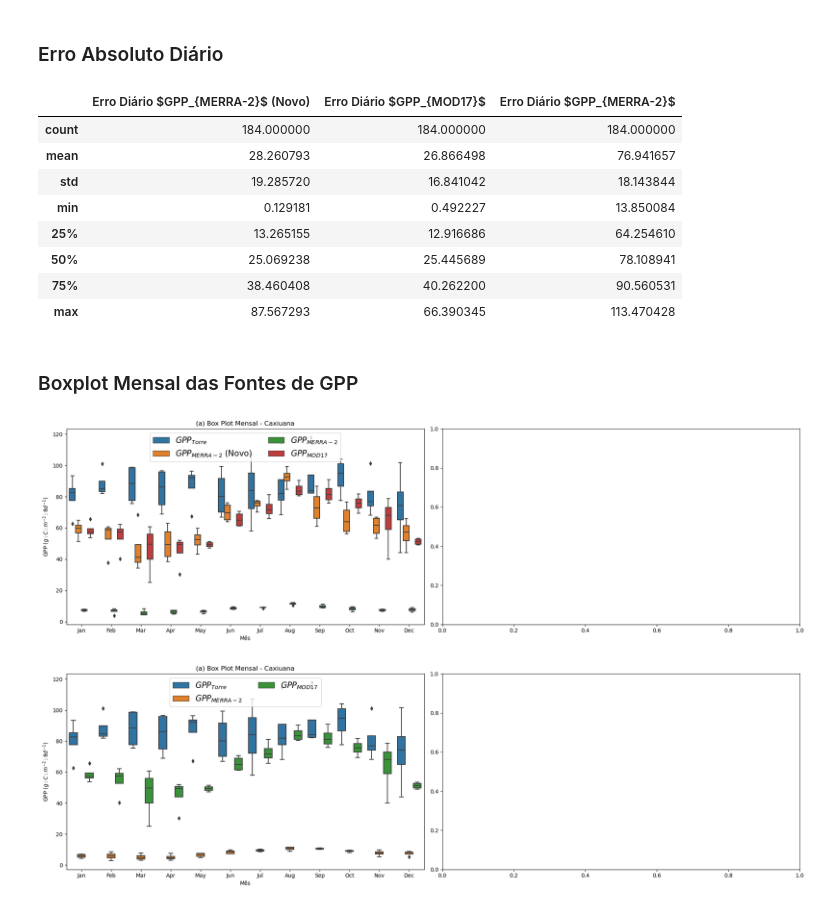
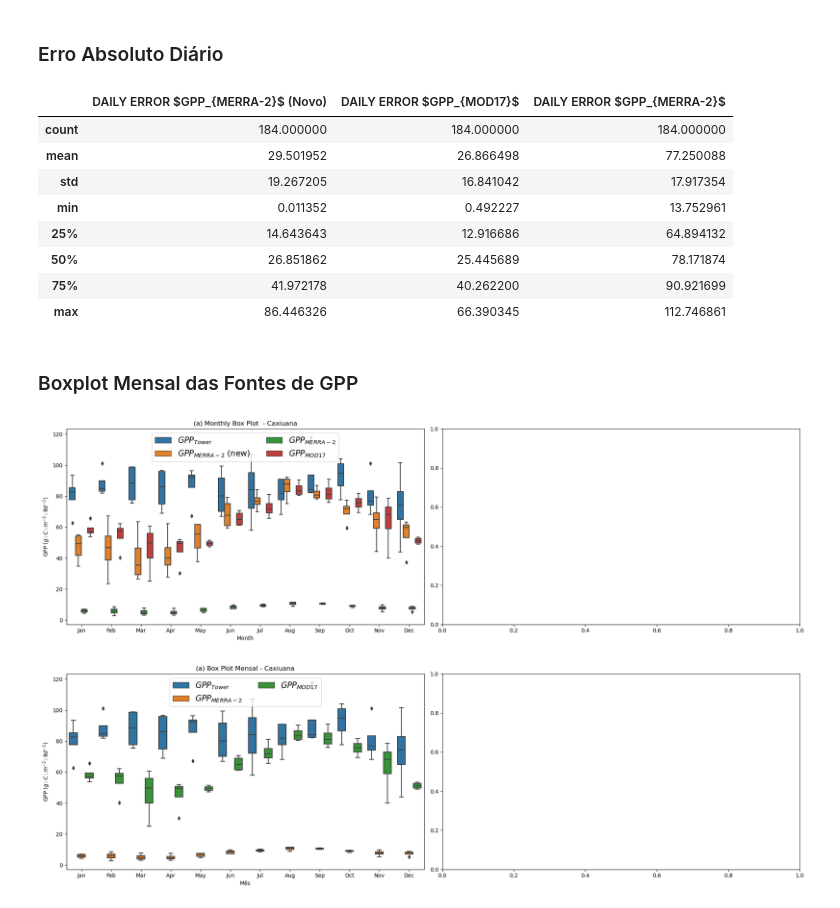
Before and after one commit to leotamasauskas/Enhancing-Satellite-Based-Estimations-of-Carbon-Flux-in-Caxiuan-Forest-Using-Artificial-Intelligence, a Jupyter notebook: main.ipynb, the cells around one changed output. Drawn from its saved outputs; the diff is of its cells as text; code cells hidden in the pictures.

```diff
--- a/main.ipynb
+++ b/main.ipynb
@@ -156,7 +156,7 @@ def modis_date(data_str):
 
 
 # Leitura e pré-processamento dos dados de Fração de Absorção de Luz Fotossinteticamente Ativa (FPAR)
-fpar = pd.read_csv('./caxiuana/filtered_scaled_Fpar_500m.csv', header=None,na_values='F') # unidade: (%)
+fpar = pd.read_csv('./caxiuana/cax_fpar.csv', header=None,na_values='F') # unidade: (%)
 fpar.index = fpar[2].apply(modis_date)  # Convertendo a data no formato MODIS
 
 # Arrumando o dataframe
@@ -546,9 +501,9 @@ eda_modelo3_caxiuana = erro_absoluto_modelo3_caxiuana
 
 # Cria um DataFrame para armazenar os erros absolutos diários de ambos os modelos
 erro_absoluto_caxiuana = pd.DataFrame({
-    'Erro Diário $GPP_{MERRA-2}$ (Novo)': eda_modelo1,
-    'Erro Diário $GPP_{MOD17}$': eda_modelo2,
-    'Erro Diário $GPP_{MERRA-2}$': eda_modelo3_caxiuana
+    'DAILY ERROR $GPP_{MERRA-2}$ (Novo)': eda_modelo1,
+    'DAILY ERROR $GPP_{MOD17}$': eda_modelo2,
+    'DAILY ERROR $GPP_{MERRA-2}$': eda_modelo3_caxiuana
 })
 
 
@@ -562,15 +517,15 @@ eda_modelo2 = erro_absoluto_modelo2
 
 display(erro_absoluto_caxiuana.describe())
 # %% [output]
-|  | Erro Diário $GPP_{MERRA-2}$ (Novo) | Erro Diário $GPP_{MOD17}$ | Erro Diário $GPP_{MERRA-2}$ |
+|  | DAILY ERROR $GPP_{MERRA-2}$ (Novo) | DAILY ERROR $GPP_{MOD17}$ | DAILY ERROR $GPP_{MERRA-2}$ |
 | count | 184.000000 | 184.000000 | 184.000000 |
-| mean | 28.260793 | 26.866498 | 76.941657 |
-| std | 19.285720 | 16.841042 | 18.143844 |
-| min | 0.129181 | 0.492227 | 13.850084 |
-| 25% | 13.265155 | 12.916686 | 64.254610 |
-| 50% | 25.069238 | 25.445689 | 78.108941 |
-| 75% | 38.460408 | 40.262200 | 90.560531 |
-| max | 87.567293 | 66.390345 | 113.470428 |
+| mean | 29.501952 | 26.866498 | 77.250088 |
+| std | 19.267205 | 16.841042 | 17.917354 |
+| min | 0.011352 | 0.492227 | 13.752961 |
+| 25% | 14.643643 | 12.916686 | 64.894132 |
+| 50% | 26.851862 | 25.445689 | 78.171874 |
+| 75% | 41.972178 | 40.262200 | 90.921699 |
+| max | 86.446326 | 66.390345 | 112.746861 |
 # %% [markdown]
 ### Boxplot Mensal das Fontes de GPP
 # %%
@@ -578,42 +533,42 @@ display(erro_absoluto_caxiuana.describe())
 observacoes_caxiuana_monthly = observacoes_caxiuana.resample('M').mean()
 new_params_caxiuana_monthly = new_params_caxiuana.resample('M').mean()
 caxiuana_gpp_mod_monthly = caxiuana_gpp_mod.resample('M').mean()
-smoothed_gpp_algpad_caxiuana_monthly = smoothed_gpp_alg_caxiuana.resample('M').mean()
+smoothed_gpp_alg_caxiuana_monthly = smoothed_gpp_alg_caxiuana.resample('M').mean()
 
 # Criando DataFrame para Caxiuana com os dados resampleados
 df_caxiuana = pd.DataFrame({
-    '$GPP_{Torre}$': observacoes_caxiuana_monthly,
-    '$GPP_{MERRA-2}$ (Novo)': new_params_caxiuana_monthly,
-    '$GPP_{MERRA-2}$': smoothed_gpp_algpad_caxiuana_monthly,
+    '$GPP_{Tower}$': observacoes_caxiuana_monthly,
+    '$GPP_{MERRA-2}$ (new)': new_params_caxiuana_monthly,
+    '$GPP_{MERRA-2}$': smoothed_gpp_alg_caxiuana_monthly,
     '$GPP_{MOD17}$': caxiuana_gpp_mod_monthly,
 })
 
 # Resetando o índice para ter uma coluna de datas
 df_caxiuana.reset_index(inplace=True)
 
 # Derretendo o DataFrame para ter todas as variáveis em uma única coluna
 df_caxiuana_melted = df_caxiuana.melt(id_vars='index', var_name='Medição de GPP', value_name='Valor')
 
 # Obtendo o ano e o mês de cada data
 df_caxiuana_melted['Ano'] = df_caxiuana_melted['index'].dt.year
 df_caxiuana_melted['Mes'] = df_caxiuana_melted['index'].dt.strftime('%b')
 
 # Plotando os boxplots em subplots
 fig, axes = plt.subplots(1, 2, figsize=(20, 6))  # Criando subplots com 2 linhas e 1 coluna
 
 # Boxplot para Caxiuana
 sns.boxplot(data=df_caxiuana_melted, x='Mes', y='Valor', hue='Medição de GPP', dodge=True, ax=axes[0])
-axes[0].set_title('(a) Box Plot Mensal - Caxiuana')  # Definindo título
+axes[0].set_title('(a) Monthly Box Plot  - Caxiuana')  # Definindo título
 axes[0].set_ylabel('GPP ($g : C : m^{-2} : 8d^{-1}$)')  # Definindo rótulo do eixo y
-axes[0].set_xlabel('Mês')  # Definindo rótulo do eixo x
+axes[0].set_xlabel('Month')  # Definindo rótulo do eixo x
 axes[0].legend(loc='upper center', fontsize=15, ncol=2)  # Definindo legenda
 
 
 
 plt.tight_layout()  # Ajustando layout
 #plt.savefig('BoxPlot_caxiuana_Peru.png', dpi=300, bbox_inches='tight', pad_inches=0.2)  # Salvando figura
 plt.show()
 # %% [output]
-[figure, old version]
+[figure, new version]
 # %%
 # Derretendo o DataFrame para ter todas as variáveis em uma única colun
```
Also changed, not shown: parts of 14 cells of this notebook, 2 other files.
